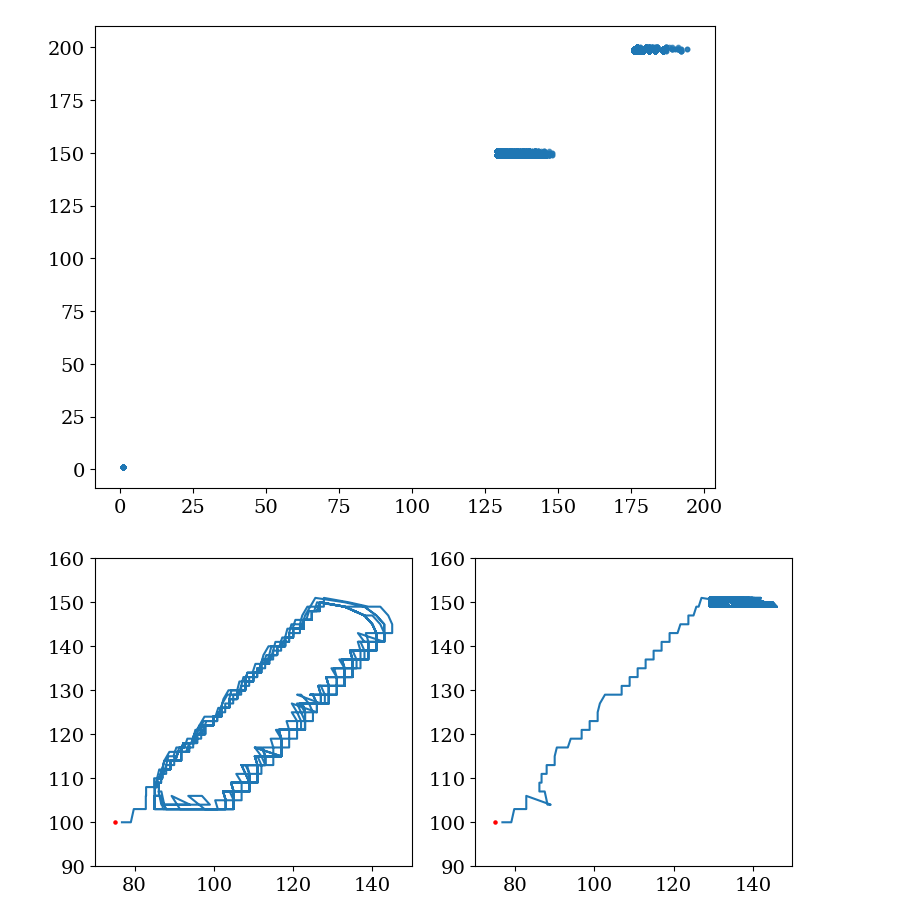
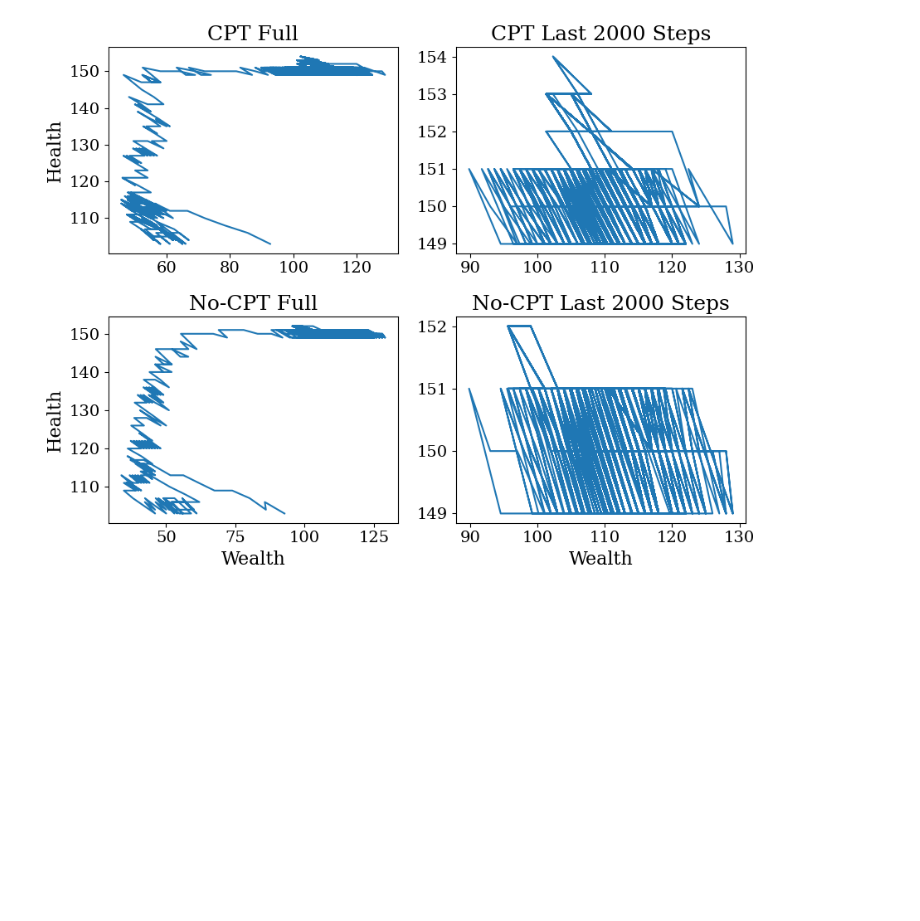
Before and after one commit to charlesaugdupont/cognitive-biases-endogenous-volatility, a Jupyter notebook: CPT_vs_NOCPT.ipynb, the cells around one changed output. Cells and saved outputs as stored; diff of their text form; code cells hidden in the pictures; blank space fills up the shorter version.

```diff
--- a/CPT_vs_NOCPT.ipynb
+++ b/CPT_vs_NOCPT.ipynb
@@ -62,19 +71,0 @@ plt.show()
-# %%
-d = "cpt_no_effect/"
-for i, file in enumerate(sorted(os.listdir(d))):
-    if i == 653:
-        with open(d+file, "rb") as f:
-            res = pickle.load(f)
-        nocpt_P = res["policy"]
-        break
-
-plt.scatter(
-    res["wealth"][:,-1],
-    res["health"][:,-1],
-    s=10,
-    alpha=0.7
-)
-
-plt.show()
-# %% [output]
-[figure, removed]
@@ -148,19 +141,30 @@ for s in tqdm(range(2000)):
         nocpt_agent = (int(new_w), int(new_h))
         nocpt_util.append(utility(new_w, new_h, alpha))
         nocpt_pos.append(nocpt_agent)
-# %%
-fig, axs = plt.subplots(1, 2, figsize=(9,4))
-
-for i, arr in enumerate([cpt_pos, nocpt_pos]):
-    axs[i].plot(
-        [x[0] for x in arr],
-        [x[1] for x in arr],
-    )
-    axs[i].set_xlim(70,150)
-    axs[i].set_ylim(90,160)
-    axs[i].scatter([w_init], [h_init], c="red", s=5)
-
-plt.show()
-# %% [output]
-[figure, removed]
+# %%
+fig, axs = plt.subplots(2, 2, figsize=(9,7))
+
+timesteps = [num_steps, 2000]
+
+for j, t in enumerate(timesteps):
+    for i, arr in enumerate([cpt_pos, nocpt_pos]):
+        axs[i][j].plot(
+            [x[0] for x in arr[-t:]],
+            [x[1] for x in arr[-t:]],
+        )
+
+axs[0][0].set_ylabel("Health")
+axs[1][0].set_ylabel("Health")
+axs[1][0].set_xlabel("Wealth")
+axs[1][1].set_xlabel("Wealth")
+
+axs[0][0].set_title("CPT Full")
+axs[0][1].set_title(f"CPT Last {timesteps[-1]} Steps")
+axs[1][0].set_title("No-CPT Full")
+axs[1][1].set_title(f"No-CPT Last {timesteps[-1]} Steps")
+
+fig.tight_layout()
+plt.show()
+# %% [output]
+[figure, added]
 # %%
```
Also changed, not shown: parts of 4 cells of this notebook, 2 other files.
